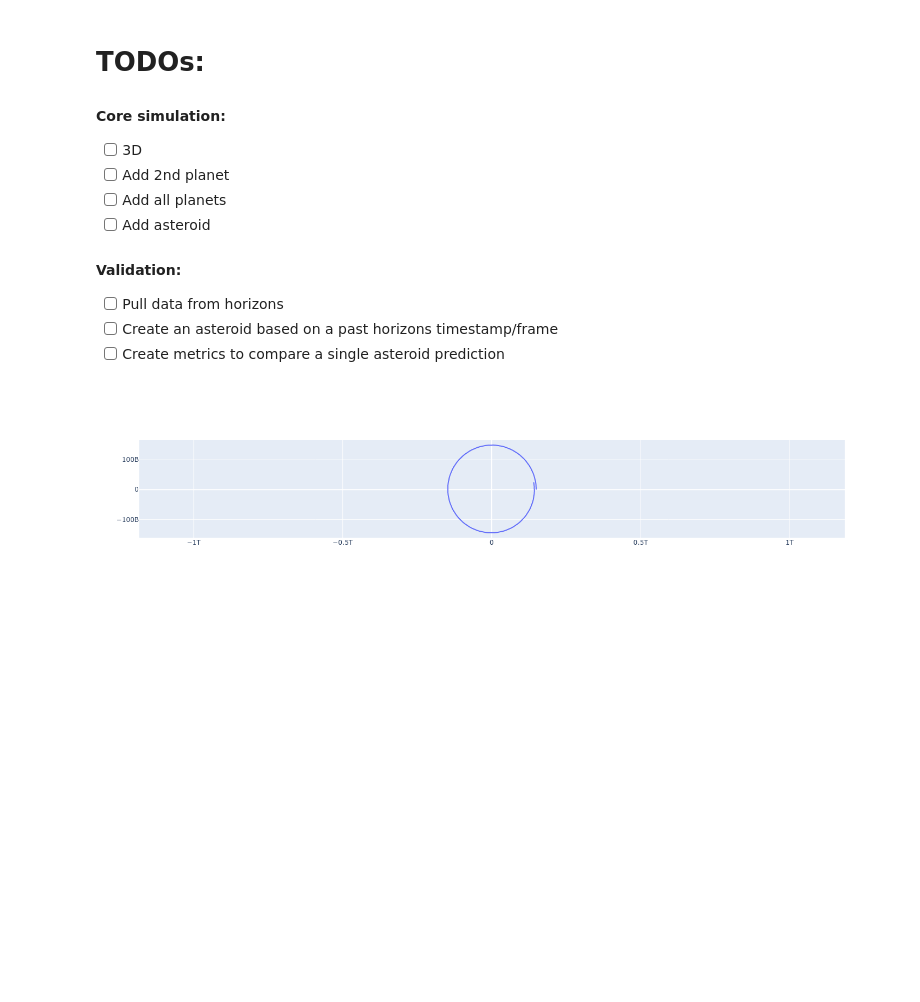
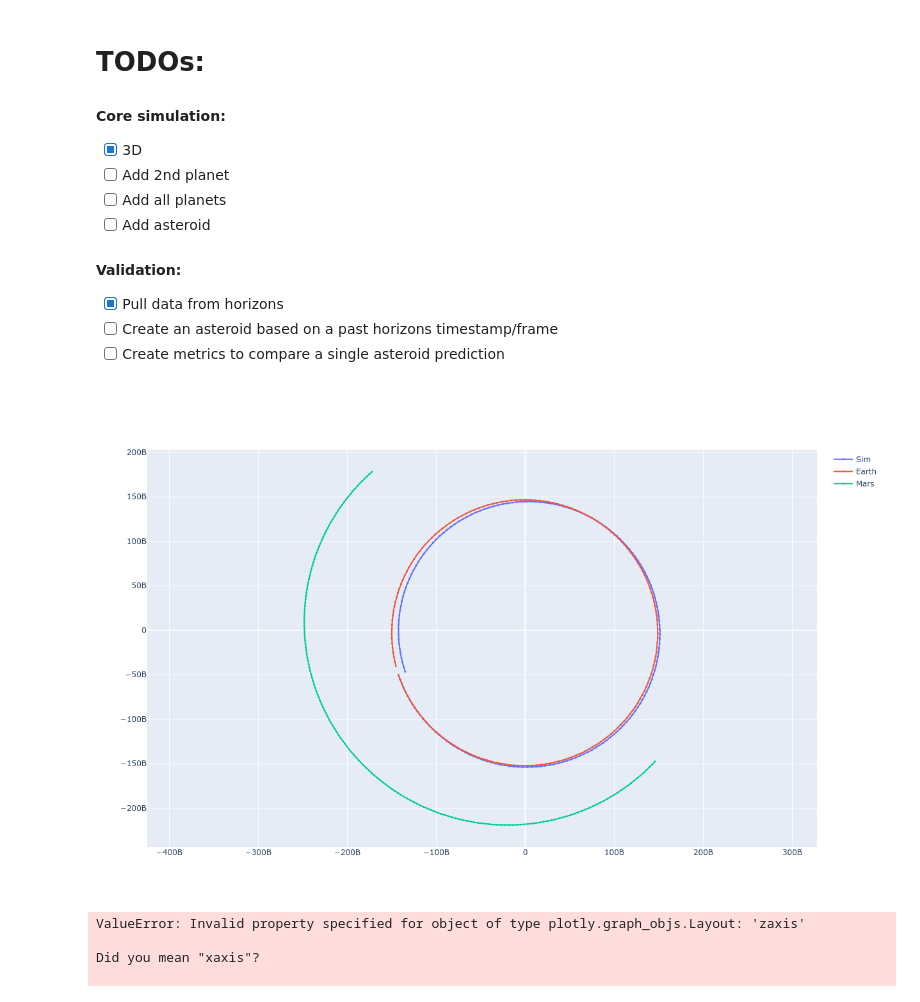
Before and after one commit to wfan19/scicomp-p3-asteroid_sim, a Jupyter notebook: Asteroid Sim.ipynb, the cells around one changed output. Saved outputs shown, nothing was run; the diff lists cells and outputs as text; code cells hidden in the pictures; blank space fills up the shorter version.

Commit message:
Pull Horizons data into a matrix; 3D plotting

```diff
--- a/Asteroid Sim.ipynb
+++ b/Asteroid Sim.ipynb
@@ -36,11 +28,11 @@ earth_linear_vel = 2 * np.pi * au / seconds_in_year
 # %% [markdown]
 # TODOs:
 #### Core simulation:
-- [ ] 3D
+- [x] 3D
 - [ ] Add 2nd planet
 - [ ] Add all planets
 - [ ] Add asteroid
 #### Validation:
-- [ ] Pull data from horizons
+- [x] Pull data from horizons
 - [ ] Create an asteroid based on a past horizons timestamp/frame
 - [ ] Create metrics to compare a single asteroid prediction
@@ -47,39 +67,93 @@ earth_linear_vel = 2 * np.pi * au / seconds_in_year
 # %%
 ## Two-body problem
+sim_earth_pos_0 = bodies_pos[1, 0, :]
+sim_earth_vel_0 = bodies_vel[1, 0, :]
 
-earth_pos_0 = np.array([au, 0])
-earth_vel_0 = np.array([0, earth_linear_vel])
+sim_mars_pos_0 = bodies_pos[2, 0, :]
+sim_mars_vel_0 = bodies_vel[2, 0, :]
 
-y_0 = np.concatenate([earth_pos_0, earth_vel_0])
+y_0 = np.concatenate([sim_earth_pos_0, sim_earth_vel_0])
 
 def sun_earth_diffeq(t, y):
     dy = np.zeros(y.shape)
 
-    earth_to_sun = -y[0:2]
+    earth_to_sun = -y[0:3]
     r_earth_to_sun = np.linalg.norm(earth_to_sun)
     earth_to_sun = earth_to_sun / r_earth_to_sun
 
     force_sun_to_earth = G * m_sun * m_earth / (r_earth_to_sun**2)
 
-    dy[0:2] = y[2:4]
-    dy[2:4] = earth_to_sun * force_sun_to_earth / m_earth
-
+    dy[0:3] = y[3:6]
+    dy[3:6] = earth_to_sun * force_sun_to_earth / m_earth
     return dy
 
-tspan = [0, seconds_in_year]
-n_points = 100
+n_days = sim_days
+tspan = [0, n_days * 24 * 60 * 60]
+n_points = sim_steps
 t_eval = np.linspace(tspan[0], tspan[1], n_points)
 
 soln_earth_sun = integrate.solve_ivp(sun_earth_diffeq, tspan, y_0, t_eval=t_eval)
 # %%
+# Plot in 2D
 fig = go.Figure()
 
 fig.add_trace(go.Scatter(
     x=soln_earth_sun.y[0, :],
     y=soln_earth_sun.y[1, :],
+    name="Sim",
+    mode="lines+markers",
+    marker={"size": 3}
 ))
 
-fig.update_layout(yaxis=dict(scaleanchor="x", scaleratio=1))
+fig.add_trace(go.Scatter(
+    x=bodies_pos[1, :, 0],
+    y=bodies_pos[1, :, 1],
+    name="Earth",
+    mode="lines+markers",
+    marker={"size": 3}
+))
+
+fig.add_trace(go.Scatter(
+    x=bodies_pos[2, :, 0],
+    y=bodies_pos[2, :, 1],
+    name="Mars",
+    mode="lines+markers",
+    marker={"size": 3}
+))
+
+fig.update_layout(yaxis=dict(scaleanchor="x", scaleratio=1), width=1000, height=800)
 fig.show()
 # %% [output]
-[figure, old version]
+[figure, new version]
+# %%
+fig = go.Figure()
+
+fig.add_trace(go.Scatter3d(
+    x=soln_earth_sun.y[0, :],
+    y=soln_earth_sun.y[1, :],
+    z=soln_earth_sun.y[2, :],
+    name="Sim",
+    mode="lines+markers",
+    marker={"size": 3}
+))
+
+# Plot horizons ground truth trajectories here:
+for i in df_bodies.index:
+    body = df_bodies.iloc[i]
+
+    fig.add_trace(go.Scatter3d(
+        x=bodies_pos[i, :, 0],
+        y=bodies_pos[i, :, 1],
+        z=bodies_pos[i, :, 2],
+        name=f"Hrzn - {body['name']}",
+        mode="lines+markers",
+        marker={"size": 2, "color": body["color"], "symbol":"x"}
+    ))
+
+fig.update_layout(yaxis=dict(scaleanchor="x", scaleratio=1), width=1000, height=800)
+fig.show()
+# %% [output]
+ValueError: Invalid property specified for object of type plotly.graph_objs.Layout: 'zaxis'
+
+Did you mean "xaxis"?
+
```
Also changed, not shown: parts of 4 cells of this notebook.
